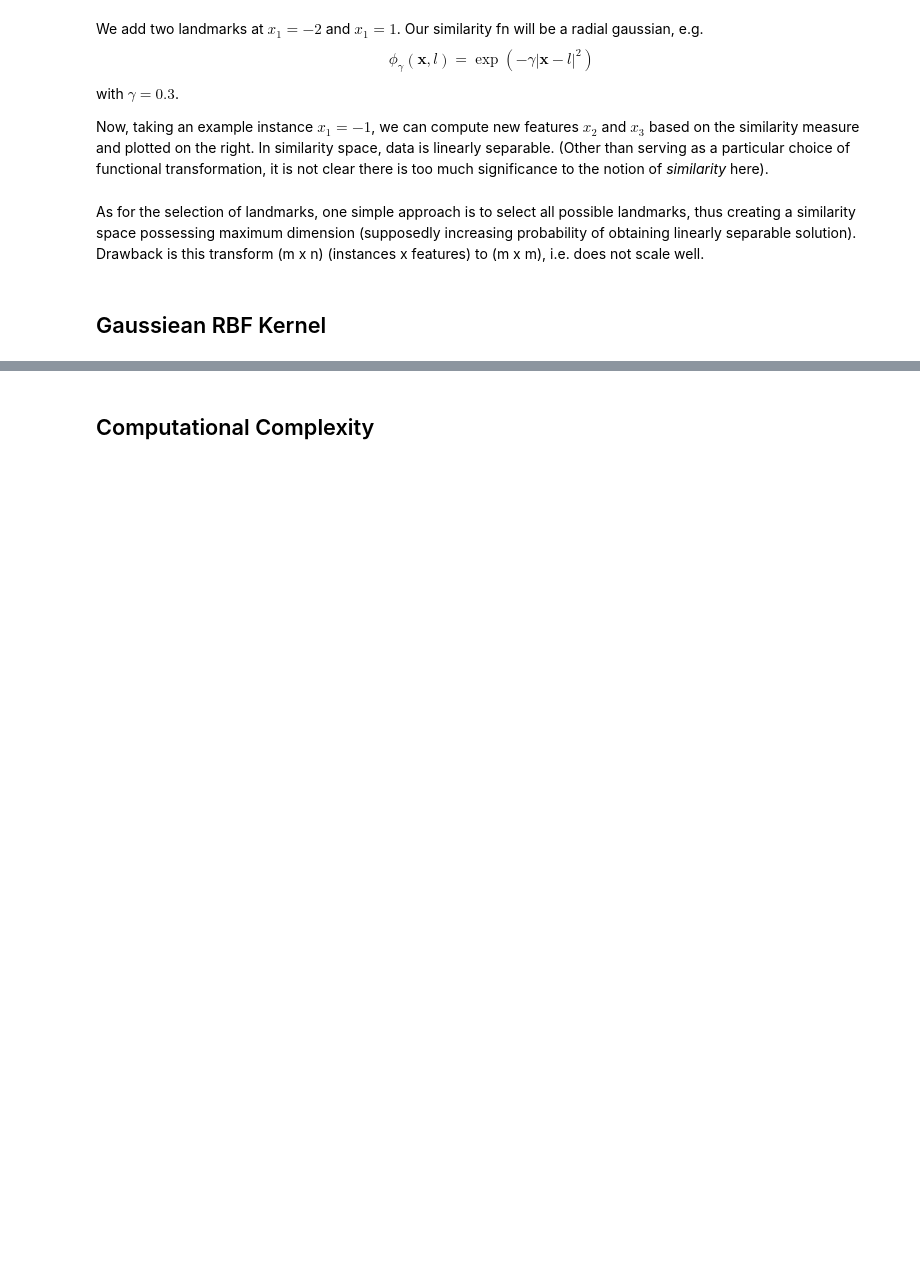
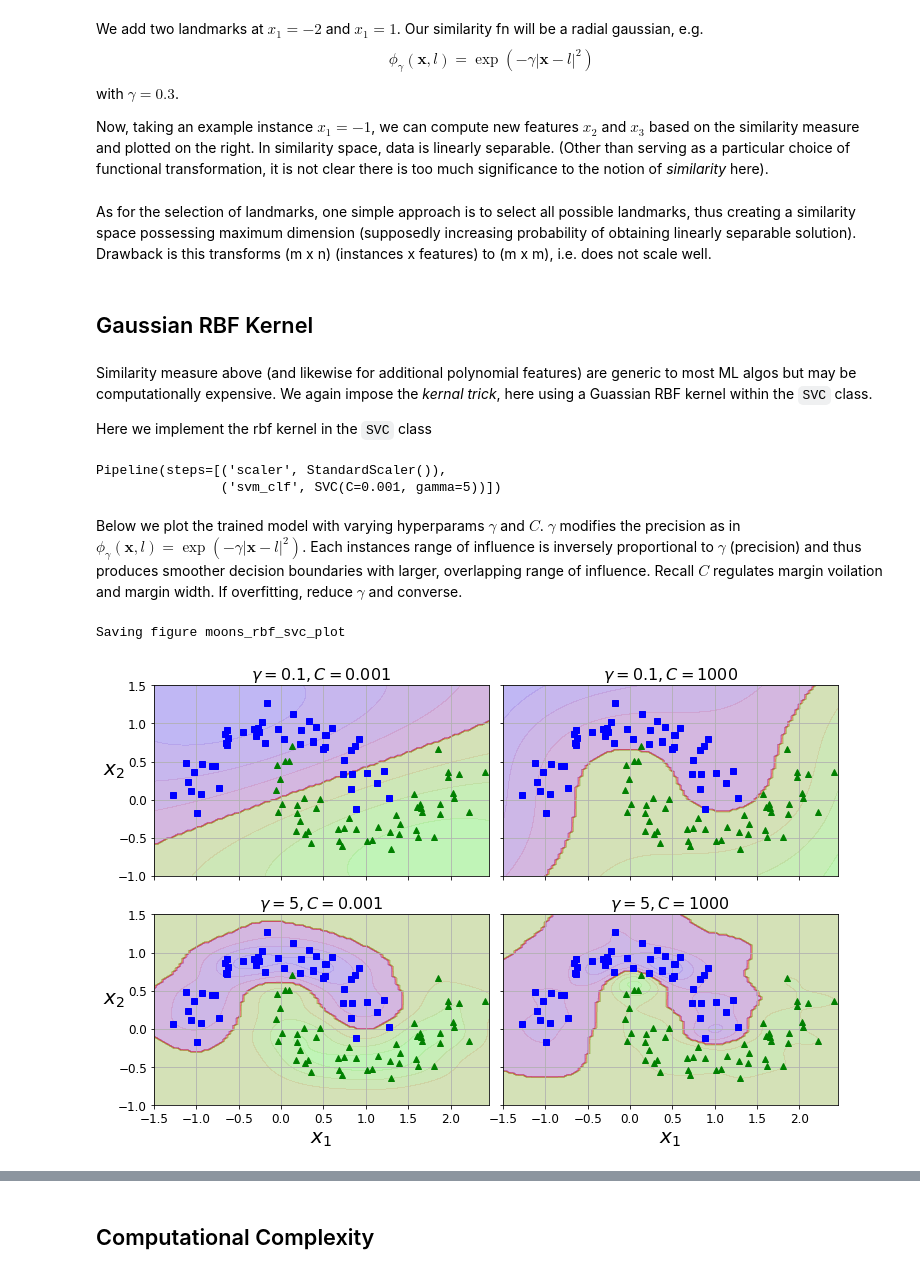
Before and after one commit to phelps-matthew/Coding-Exercises, a Jupyter notebook: ml/geron/05-Support_Vector_Machines.ipynb, the cells around one changed output, grey strips where cells are left out. Drawn from its saved outputs; the diff is of its cells as text; code cells hidden in the pictures; blank space fills up the shorter version.

```diff
--- a/ml/geron/05-Support_Vector_Machines.ipynb
+++ b/ml/geron/05-Support_Vector_Machines.ipynb
@@ -506,6 +525,55 @@ with $\gamma = 0.3$.
 
 Now, taking an example instance $x_1 = -1$, we can compute new features $x_2$ and $x_3$ based on the similarity measure and plotted on the right. In similarity space, data is linearly separable. (Other than serving as a particular choice of functional transformation, it is not clear there is too much significance to the notion of *similarity* here).
 # %% [markdown]
-As for the selection of landmarks, one simple approach is to select all possible landmarks, thus creating a similarity space possessing maximum dimension (supposedly increasing probability of obtaining linearly separable solution). Drawback is this transform (m x n) (instances x features) to (m x m), i.e. does not scale well.
+As for the selection of landmarks, one simple approach is to select all possible landmarks, thus creating a similarity space possessing maximum dimension (supposedly increasing probability of obtaining linearly separable solution). Drawback is this transforms (m x n) (instances x features) to (m x m), i.e. does not scale well.
 # %% [markdown]
-## Gaussiean RBF Kernel
+## Gaussian RBF Kernel
+# %% [markdown]
+Similarity measure above (and likewise for additional polynomial features) are generic to most ML algos but may be computationally expensive. We again impose the *kernal trick*, here using a Guassian RBF kernel within the `SVC` class.
+
+Here we implement the rbf kernel in the `SVC` class
+# %%
+rbf_kernel_svm_clf = Pipeline([
+        ("scaler", StandardScaler()),
+        ("svm_clf", SVC(kernel="rbf", gamma=5, C=0.001))
+    ])
+rbf_kernel_svm_clf.fit(X, y)
+# %% [output]
+Pipeline(steps=[('scaler', StandardScaler()),
+                ('svm_clf', SVC(C=0.001, gamma=5))])
+# %% [markdown]
+Below we plot the trained model with varying hyperparams $\gamma$ and $C$. $\gamma$ modifies the precision as in $ \phi_\gamma(\mathbf x, l) = \exp\left( -\gamma |\mathbf x-l|^2\right)$.  Each instances range of influence is inversely proportional to $\gamma$ (precision) and thus produces smoother decision boundaries with larger, overlapping range of influence. Recall $C$ regulates margin voilation and margin width. If overfitting, reduce $\gamma$ and converse.
+# %%
+from sklearn.svm import SVC
+
+gamma1, gamma2 = 0.1, 5
+C1, C2 = 0.001, 1000
+hyperparams = (gamma1, C1), (gamma1, C2), (gamma2, C1), (gamma2, C2)
+
+svm_clfs = []
+for gamma, C in hyperparams:
+    rbf_kernel_svm_clf = Pipeline([
+            ("scaler", StandardScaler()),
+            ("svm_clf", SVC(kernel="rbf", gamma=gamma, C=C))
+        ])
+    rbf_kernel_svm_clf.fit(X, y)
+    svm_clfs.append(rbf_kernel_svm_clf)
+
+fig, axes = plt.subplots(nrows=2, ncols=2, figsize=(10.5, 7), sharex=True, sharey=True)
+
+for i, svm_clf in enumerate(svm_clfs):
+    plt.sca(axes[i // 2, i % 2])
+    plot_predictions(svm_clf, [-1.5, 2.45, -1, 1.5])
+    plot_dataset(X, y, [-1.5, 2.45, -1, 1.5])
+    gamma, C = hyperparams[i]
+    plt.title(r"$\gamma = {}, C = {}$".format(gamma, C), fontsize=16)
+    if i in (0, 1):
+        plt.xlabel("")
+    if i in (1, 3):
+        plt.ylabel("")
+
+save_fig("moons_rbf_svc_plot")
+plt.show()
+# %% [output]
+Saving figure moons_rbf_svc_plot
+[figure, added]
```
Also changed, not shown: parts of 16 cells of this notebook, 4 other files.
